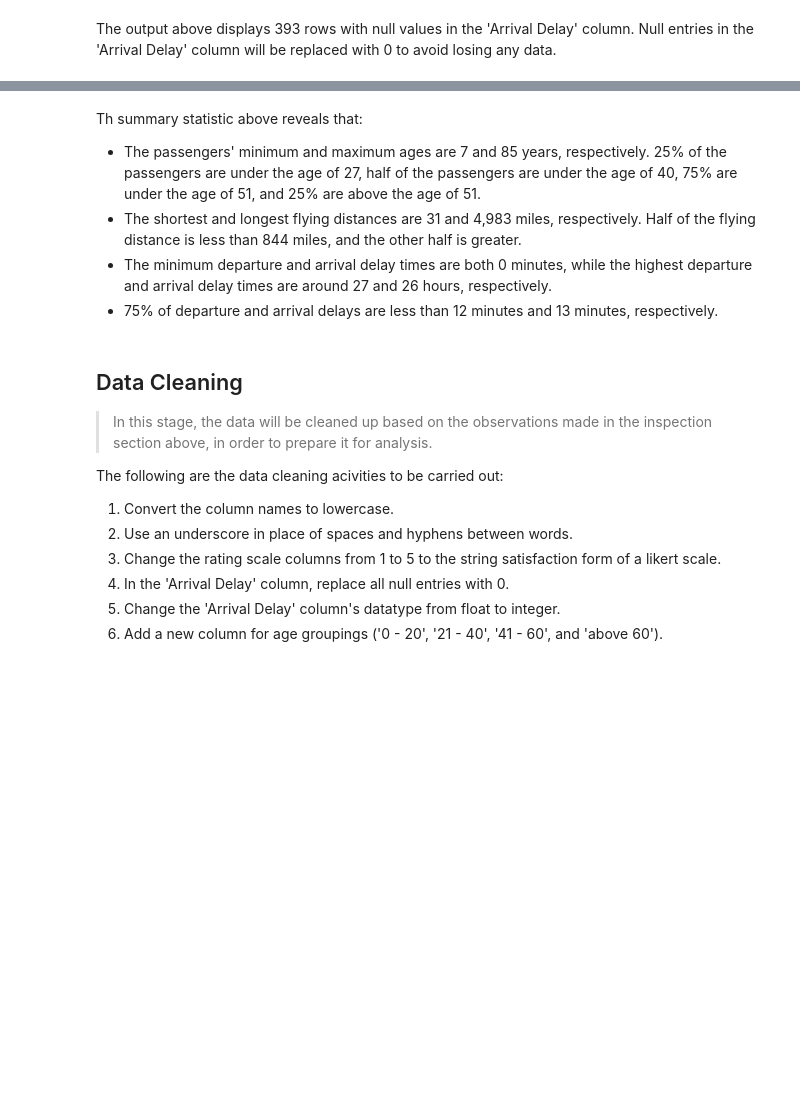
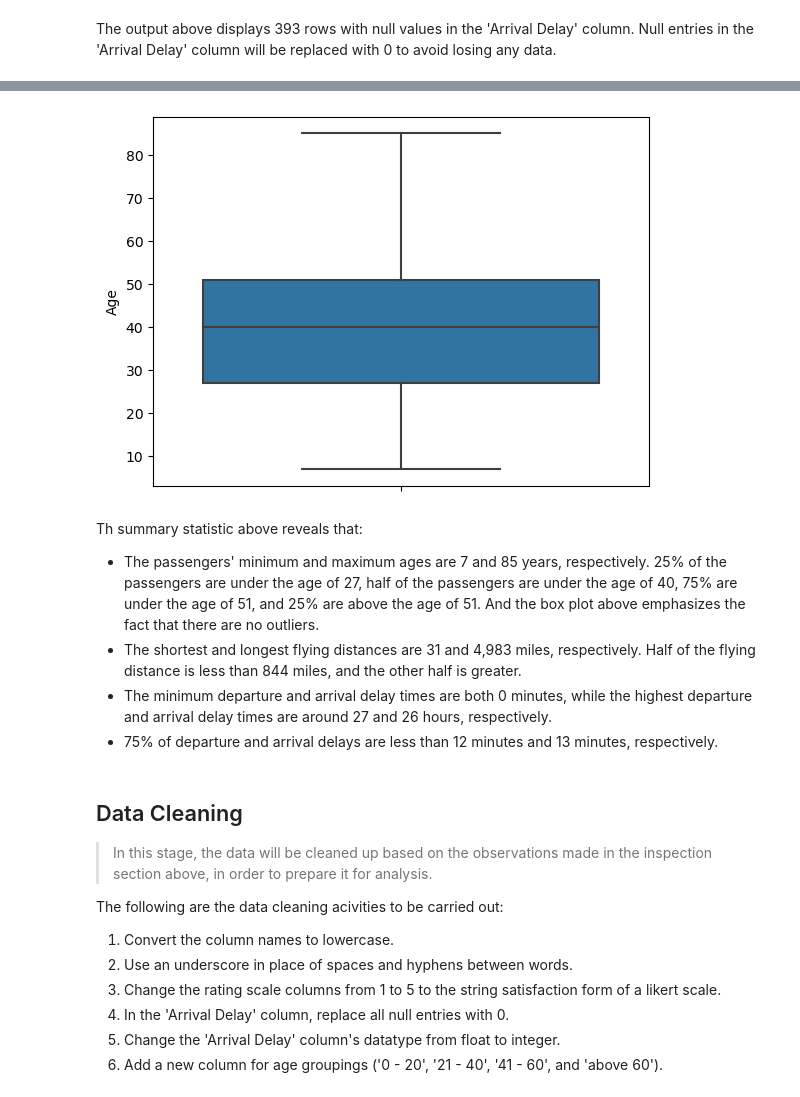
Before and after one commit to CertifiedBashir/Analysis_of_Airline_Passenger_Satisfaction, a Jupyter notebook: Airline Passenger Satisfaction.ipynb, the cells around one changed output, grey strips where cells are left out. Cells and saved outputs as stored; diff of their text form; code cells hidden in the pictures; blank space fills up the shorter version.

```diff
--- a/Airline Passenger Satisfaction.ipynb
+++ b/Airline Passenger Satisfaction.ipynb
@@ -176,9 +176,15 @@ data.describe()
 | 50% | 64940.500000 | 40.000000 | 844.000000 | 0.000000 | 0.000000 | 3.000000 | ... |
 | 75% | 97410.250000 | 51.000000 | 1744.000000 | 12.000000 | 13.000000 | 4.000000 | ... |
 | max | 129880.000000 | 85.000000 | 4983.000000 | 1592.000000 | 1584.000000 | 5.000000 | ... |
+# %%
+# Visually checking for outliers in the Passanger's age
+
+sns.boxplot(y=data.Age);
+# %% [output]
+[figure, added]
 # %% [markdown]
 Th summary statistic above reveals that:
-- The passengers' minimum and maximum ages are 7 and 85 years, respectively. 25% of the passengers are under the age of 27, half of the passengers are under the age of 40, 75% are under the age of 51, and 25% are above the age of 51.
+- The passengers' minimum and maximum ages are 7 and 85 years, respectively. 25% of the passengers are under the age of 27, half of the passengers are under the age of 40, 75% are under the age of 51, and 25% are above the age of 51. And the box plot above emphasizes the fact that there are no outliers.
 - The shortest and longest flying distances are 31 and 4,983 miles, respectively. Half of the flying distance is less than 844 miles, and the other half is greater.
 - The minimum departure and arrival delay times are both 0 minutes, while the highest departure and arrival delay times are around 27 and 26 hours, respectively.
 - 75% of departure and arrival delays are less than 12 minutes and 13 minutes, respectively.
```
Also changed, not shown: parts of 53 cells of this notebook.
